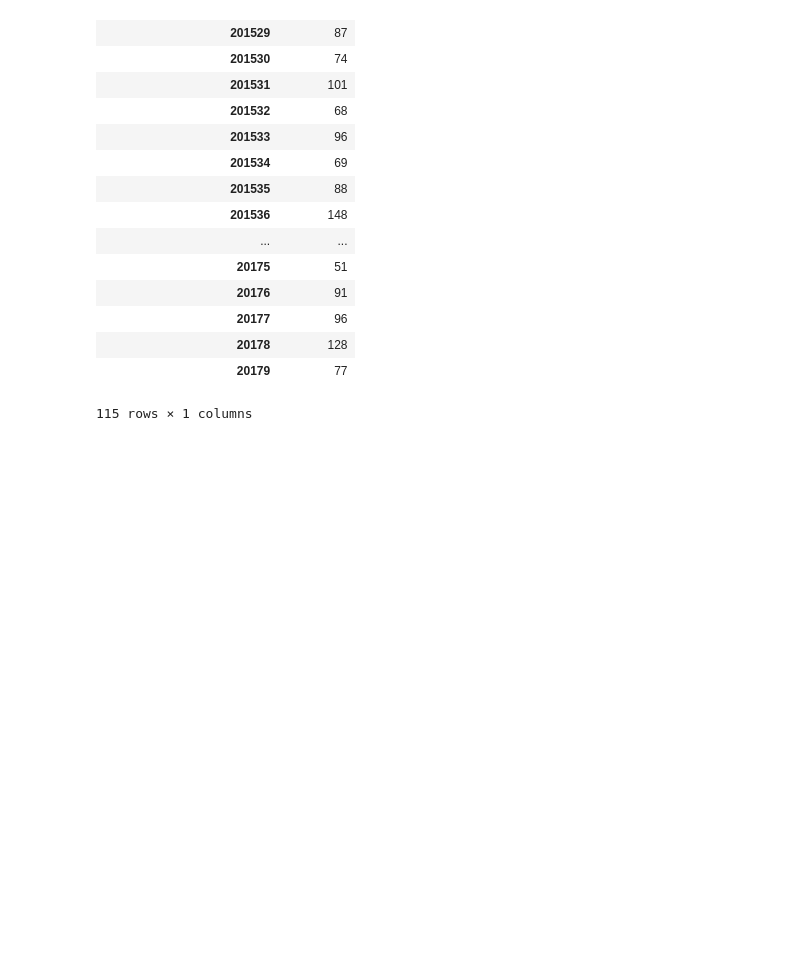
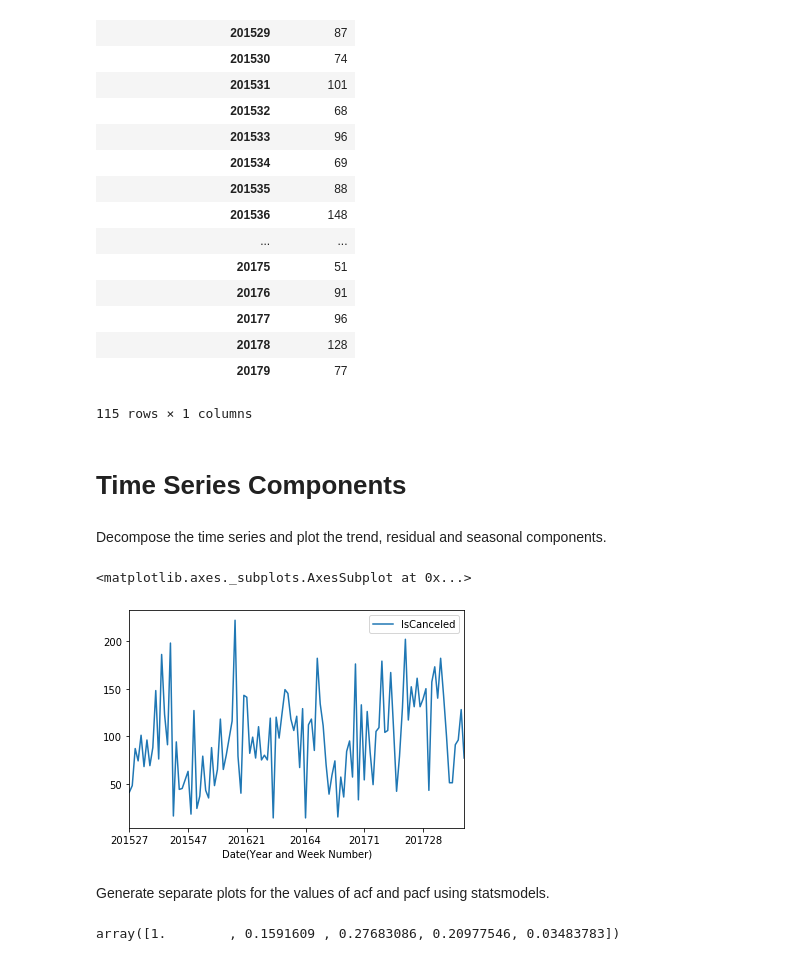
Before and after one commit to oagbaneje/timeseriesmodelling, a Jupyter notebook: notebooks/Data Manipulation and ARIMA Modeling with Pyramid.ipynb, the cells around one changed output. Cells and saved outputs as stored; diff of their text form; code cells hidden in the pictures; blank space fills up the shorter version.

```diff
--- a/notebooks/Data Manipulation and ARIMA Modeling with Pyramid.ipynb
+++ b/notebooks/Data Manipulation and ARIMA Modeling with Pyramid.ipynb
@@ -50,3 +56,7 @@ weekly_cancelled_bookings
 | 20178 | 128 |
 | 20179 | 77 |
 115 rows × 1 columns
+# %% [markdown]
+# Time Series Components
+# %% [markdown]
+Decompose the time series and plot the trend, residual and seasonal components.
@@ -52,0 +68,5 @@ weekly_cancelled_bookings
+# %%
+weekly_cancelled_bookings.plot()
+# %% [output]
+<matplotlib.axes._subplots.AxesSubplot at 0x...>
+[figure, added]
@@ -52,0 +75,6 @@ weekly_cancelled_bookings
+# %% [markdown]
+Generate separate plots for the values of acf and pacf using statsmodels.
+# %%
+acf(weekly_cancelled_bookings, nlags=4)
+# %% [output]
+array([1.        , 0.1591609 , 0.27683086, 0.20977546, 0.03483783])
```
Also changed, not shown: parts of 17 cells of this notebook.
